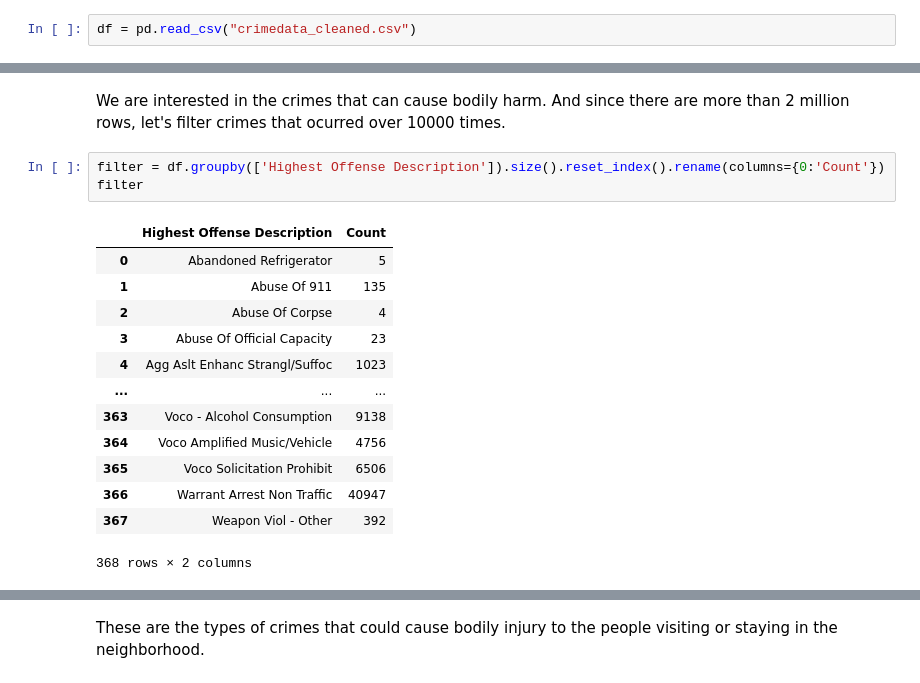
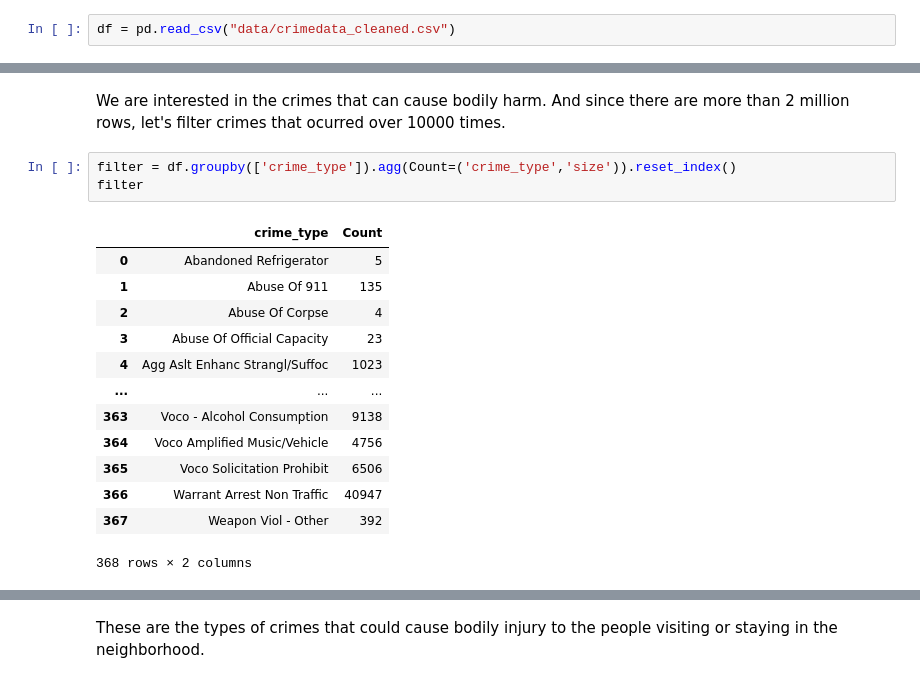
Before and after one commit to binayakhadka/crime_neighborhood_airbnb, a Jupyter notebook: Data_wrangling_crime_data.ipynb, the cells around one changed output, grey strips where cells are left out. Saved outputs shown, nothing was run; the diff lists cells and outputs as text.

```diff
--- a/Data_wrangling_crime_data.ipynb
+++ b/Data_wrangling_crime_data.ipynb
@@ -212,7 +245,7 @@ Let's export the cleaned data to a new csv file.
 # %%
 df1.to_csv("crimedata_cleaned.csv", index=False)
 # %%
-df = pd.read_csv("crimedata_cleaned.csv")
+df = pd.read_csv("data/crimedata_cleaned.csv")
 # %%
 df.head()
 # %% [output]
@@ -240,10 +273,10 @@ There is repetition of latitude and longitude, we can see multiple crimes happen
 # %% [markdown]
 We are interested in the crimes that can cause bodily harm. And since there are more than 2 million rows, let's filter  crimes that ocurred over 10000 times.
 # %%
-filter = df.groupby(['Highest Offense Description']).size().reset_index().rename(columns={0:'Count'})
+filter = df.groupby(['crime_type']).agg(Count=('crime_type','size')).reset_index()
 filter
 # %% [output]
-|  | Highest Offense Description | Count |
+|  | crime_type | Count |
 | 0 | Abandoned Refrigerator | 5 |
 | 1 | Abuse Of 911 | 135 |
 | 2 | Abuse Of Corpse | 4 |
```
Also changed, not shown: parts of 11 cells of this notebook, 1 other file.
